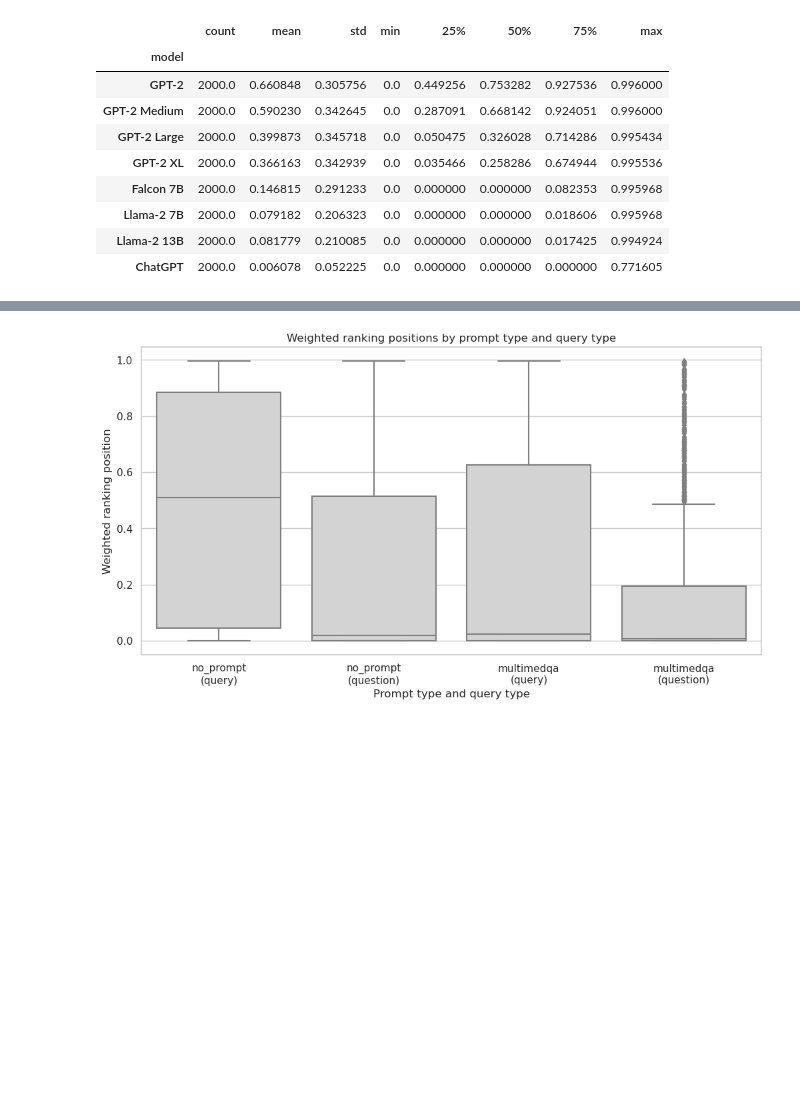
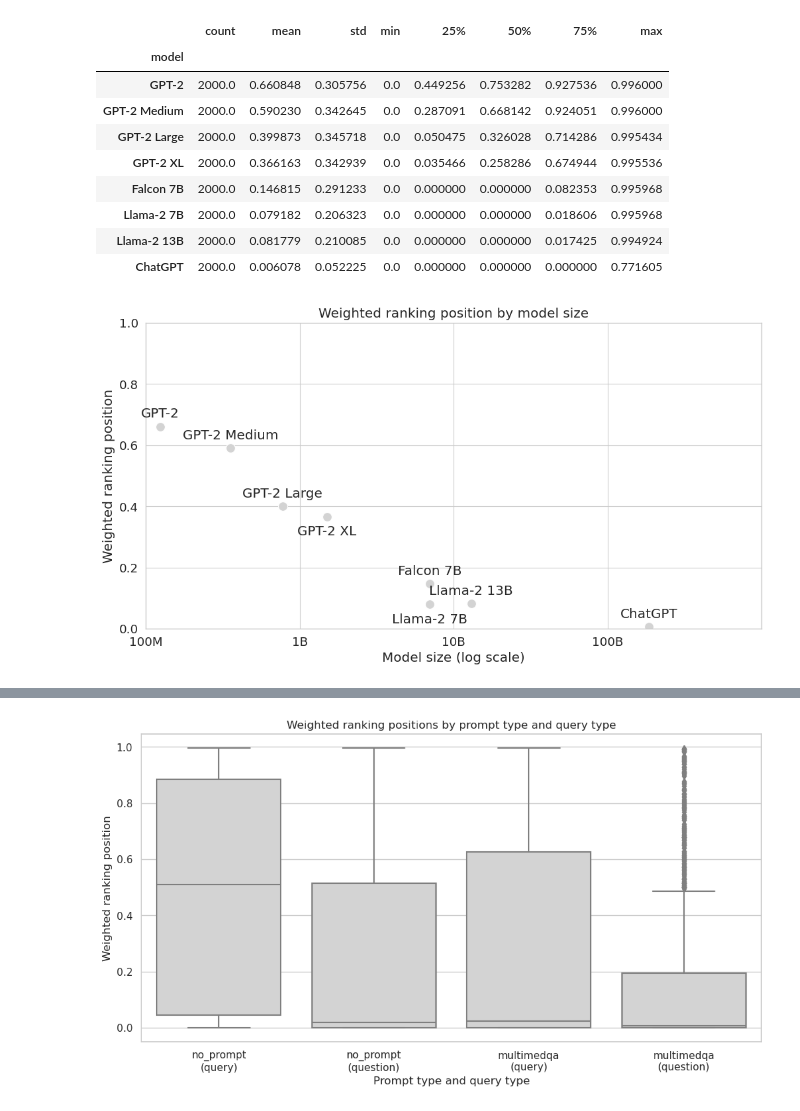
Before and after one commit to JoProbst/ThesisCode, a Jupyter notebook: visualizations/visualize_llm_positions.ipynb, the cells around one changed output, grey strips where cells are left out. Cells and saved outputs as stored; diff of their text form; code cells hidden in the pictures; blank space fills up the shorter version.

```diff
--- a/visualizations/visualize_llm_positions.ipynb
+++ b/visualizations/visualize_llm_positions.ipynb
@@ -147,3 +159,55 @@ all_model_df.groupby('model')['weighted_position'].describe()
 | Llama-2 7B | 2000.0 | 0.079182 | 0.206323 | 0.0 | 0.000000 | 0.000000 | 0.018606 | 0.995968 |
 | Llama-2 13B | 2000.0 | 0.081779 | 0.210085 | 0.0 | 0.000000 | 0.000000 | 0.017425 | 0.994924 |
 | ChatGPT | 2000.0 | 0.006078 | 0.052225 | 0.0 | 0.000000 | 0.000000 | 0.000000 | 0.771605 |
+# %%
+"""
+124M
+355M
+774M
+1.5B
+7B
+7B
+13B
+185B
+"""
+# group by model name and get mean weighted position, add model size
+model_size_dict = {
+    "GPT-2": 124000000,
+    "GPT-2 Medium": 355000000,
+    "GPT-2 Large": 774000000,
+    "GPT-2 XL": 1500000000,
+    "Falcon 7B": 7000000000,
+    "Llama-2 7B": 7000000000,
+    "Llama-2 13B": 13000000000,
+    "ChatGPT": 185000000000
+}
+model_weighted_position_df = all_model_df.groupby('model')['weighted_position'].mean().reset_index()
+model_weighted_position_df['model_size'] = model_weighted_position_df['model'].replace(model_size_dict)
+model_weighted_position_df = model_weighted_position_df.sort_values(by='model_size')
+
+# plot weighted position vs model size, draw line to show the trend
+# x axis is log scaled
+# model names appear directly above the points
+fig, ax = plt.subplots(figsize=(12, 6))
+
+ax = sns.scatterplot(x="model_size", y="weighted_position", data=model_weighted_position_df, color="lightgray", s=100)
+
+ax.set_title(f'Weighted ranking position by model size')
+ax.set_xlabel('Model size (log scale)')
+ax.set_ylabel('Weighted ranking position')
+ax.set_xscale('log')
+ax.set_xticks([1e8, 1e9, 1e10, 1e11])
+ax.set_xticklabels(['100M', '1B', '10B', '100B'])
+ax.set_ylim(0, 1)
+
+ax.set_xlim(1e8, 1e12)
+for i, txt in enumerate(model_weighted_position_df['model']):
+    # move llama-2 7B and GPT-2 XL below the point
+    if txt == 'Llama-2 7B' or txt == 'GPT-2 XL':
+        ax.annotate(txt, (model_weighted_position_df['model_size'][i], model_weighted_position_df['weighted_position'][i]), xytext=(0, -20), textcoords='offset points', ha='center')
+    else:
+        ax.annotate(txt, (model_weighted_position_df['model_size'][i], model_weighted_position_df['weighted_position'][i]), xytext=(0, 10), textcoords='offset points', ha='center')
+plt.savefig(f'{plot_path}/weighted_position_vs_model_size.pdf', bbox_inches='tight')
+plt.show()
+# %% [output]
+[figure, added]
```
Also changed, not shown: parts of 12 cells of this notebook, 10 other files.
